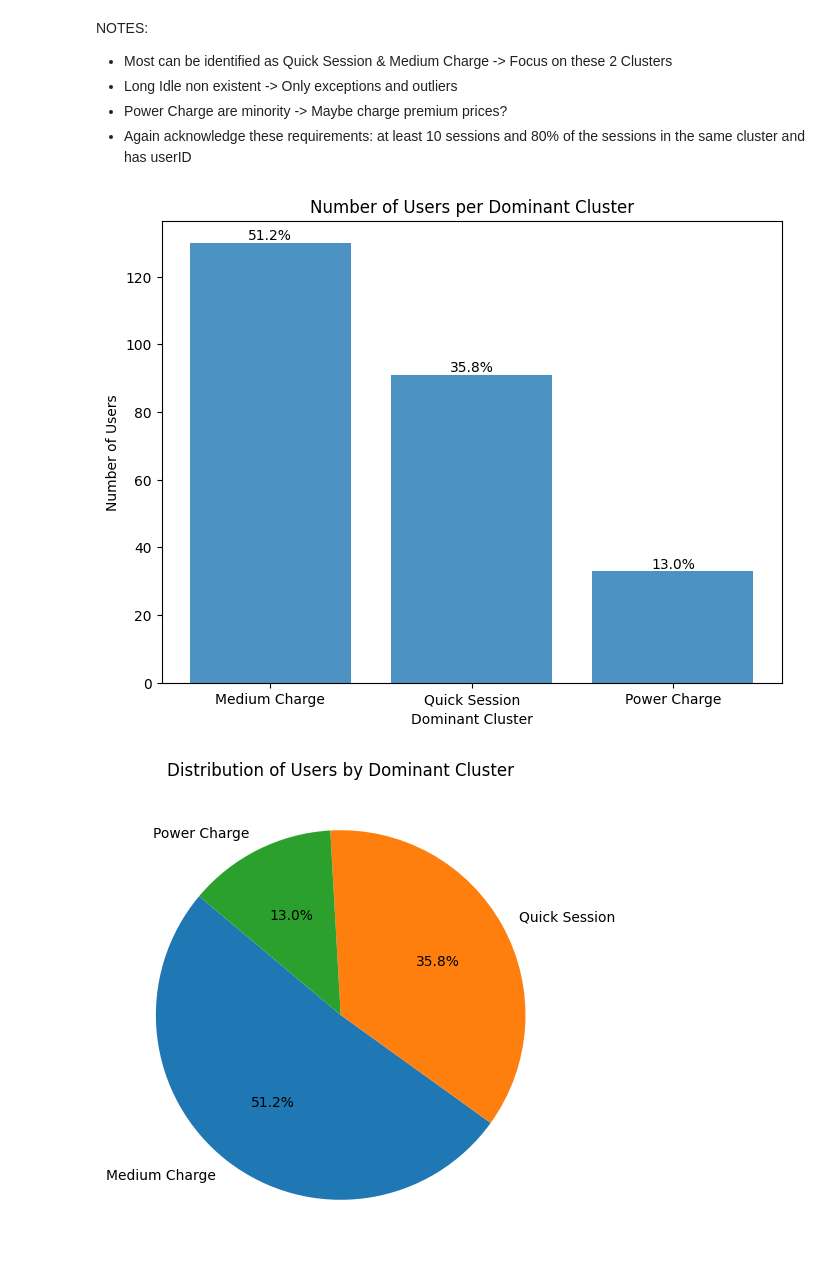
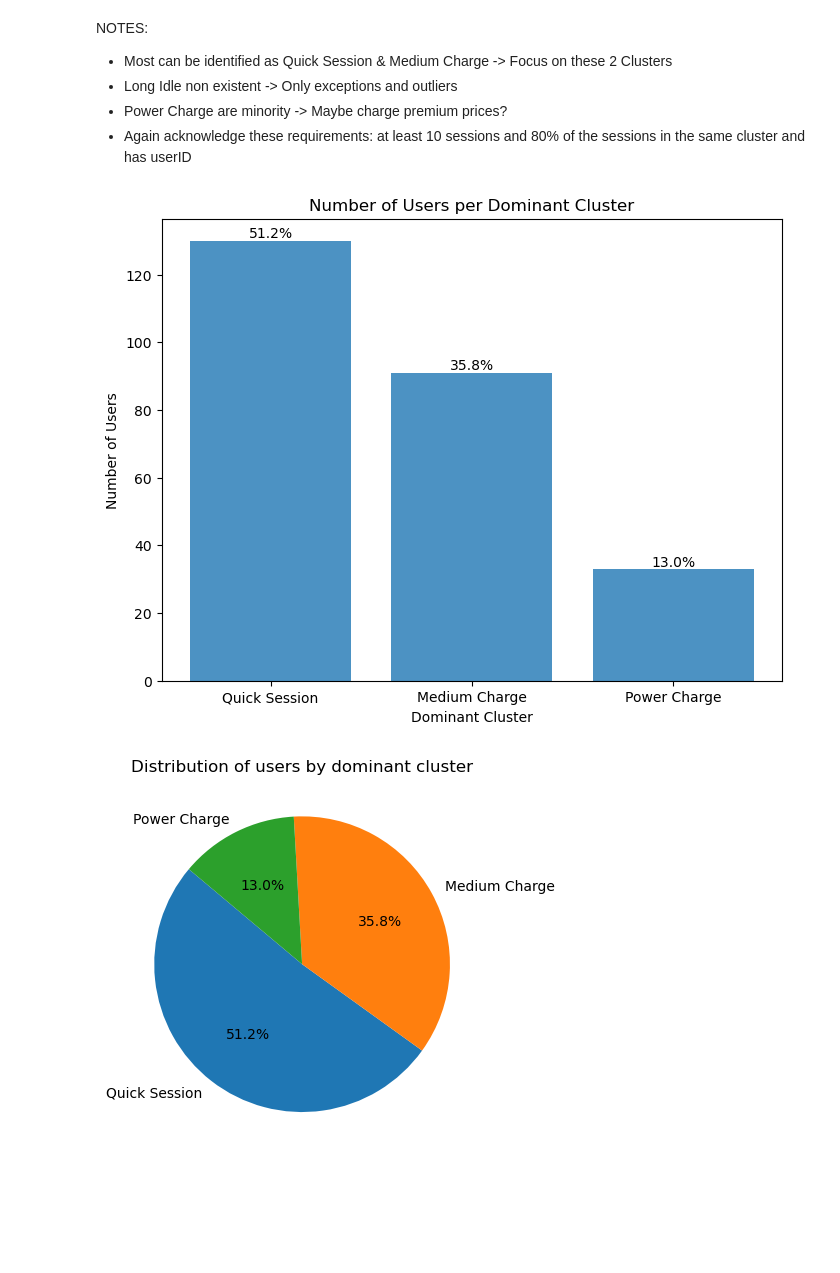
Before and after one commit to Amocon/A-Team_AA-Team-Assignment_2024, a Jupyter notebook: aa_team_assignment/03_clustering_analysis.ipynb, the cells around one changed output. Saved outputs shown, nothing was run; the diff lists cells and outputs as text; code cells hidden in the pictures; blank space fills up the shorter version.

Commit message:
cluster update

```diff
--- a/aa_team_assignment/03_clustering_analysis.ipynb
+++ b/aa_team_assignment/03_clustering_analysis.ipynb
@@ -243,8 +243,8 @@ NOTES:
 
 # New labels
 new_mappings = {
-    "Cluster 1": "Medium Charge",
-    "Cluster 2": "Quick Session",
+    "Cluster 1": "Quick Session",
+    "Cluster 2": "Medium Charge",
     "Cluster 3": "Power Charge",
     "Cluster 4": "Long Idle"
 }
@@ -458,12 +467,11 @@ plt.ylabel('Number of Users')
 plt.title('Number of Users per Dominant Cluster')
 plt.show()
 # %% [output]
-[figure, old version]
+[figure, new version]
 # %%
 # Pie chart
-plt.figure(figsize=(8, 6))
 plt.pie(cluster_counts['percentage'], labels=cluster_counts['dominant_cluster'], autopct='%1.1f%%', startangle=140)
-plt.title('Distribution of Users by Dominant Cluster')
+plt.title('Distribution of users by dominant cluster')
 plt.show()
 # %% [output]
-[figure, old version]
+[figure, new version]
```
Also changed, not shown: parts of 14 cells of this notebook.
